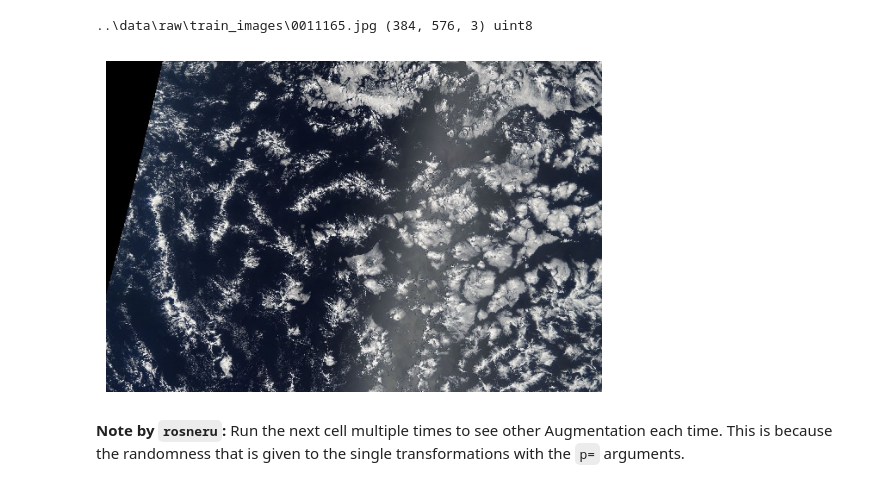
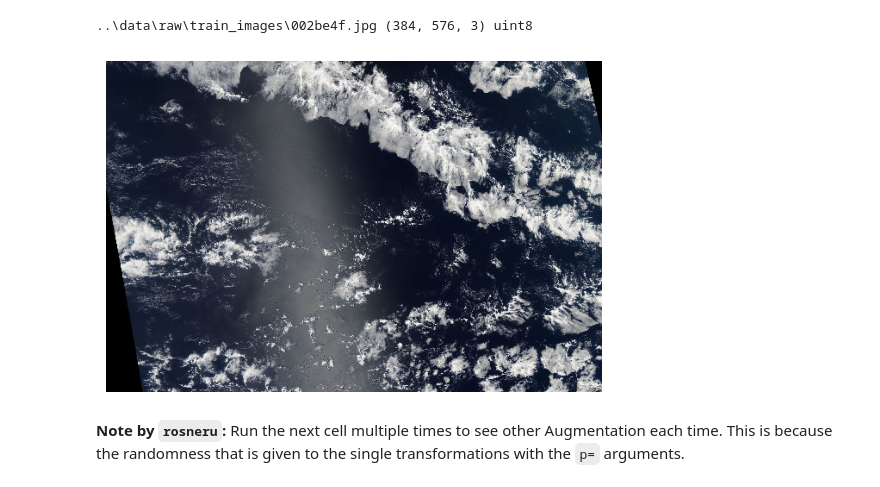
Before and after one commit to YOHANCOHENCODES/jun26_bcds_cloud_segmentation, a Jupyter notebook: notebooks/2.0-rosner-augmentation.ipynb, the cells around one changed output. Drawn from its saved outputs; the diff is of its cells as text; code cells hidden in the pictures.

```diff
--- a/notebooks/2.0-rosner-augmentation.ipynb
+++ b/notebooks/2.0-rosner-augmentation.ipynb
@@ -10,48 +10,25 @@ sys.path.append("..")
 # Tell the Notebook to reload changed code in own packages automatically
 %load_ext autoreload
 %autoreload 2
-# %%
-from pathlib import Path
-
-import cv2
-import matplotlib.pyplot as plt
-from cv2.typing import MatLike
-
-
-def load_image(path: Path) -> MatLike | None:
-    # Using cv2 to load the image: it's the standard pattern for albumentations
-    # since it works directly with RGB numpy arrays and therefore no PIL<->array
-    # conversion is needed
-    image = cv2.imread(str(path))
-    if image is None:
-        return None
-
-    # But for historical reasons, CV2 loads images in BGR format. For
-    # matplotlib's `imshow()`, they must be converted to RGB.
-    image = cv2.cvtColor(src=image, code=cv2.COLOR_BGR2RGB)
-
-    return image
-
-def display_image(image: MatLike):
-    print(image_path, image.shape, image.dtype)
-    plt.imshow(image)
-    plt.axis('off')
-    plt.show()
 # %%
+from pathlib import Path
+
+from src.data.cloud_segmentation_image import CloudSegmentationImage
+from src.data.labels import load_processed_labels
+from src.visualization.image_display import display_image
+
 # Load the 1st image from train path
 TRAIN_PATH = Path('../data/raw/train_images/')
-TEST_PATH = Path('../data/raw/test_images/')
 LABELS_PATH = Path('../data/raw/train.csv')
 
-image_path = sorted(TRAIN_PATH.iterdir())[0]
-image = load_image(image_path)
+df = load_processed_labels(LABELS_PATH)
 
-# Display it
-if image is not None:
-    display_image(image)
+# Display the image with ID 4 (in the Labels data frame)
+csi = CloudSegmentationImage(df, 4, TRAIN_PATH)
+display_image(csi)
 # %% [output]
-..\data\raw\train_images\0011165.jpg (384, 576, 3) uint8
+..\data\raw\train_images\002be4f.jpg (384, 576, 3) uint8
-[figure, old version]
+[figure, new version]
 # %% [markdown]
 **Note by `rosneru`:** Run the next cell multiple times to see other
 Augmentation each time. This is because the randomness that is given to the
```
Also changed, not shown: parts of 4 cells of this notebook, 2 other files.
